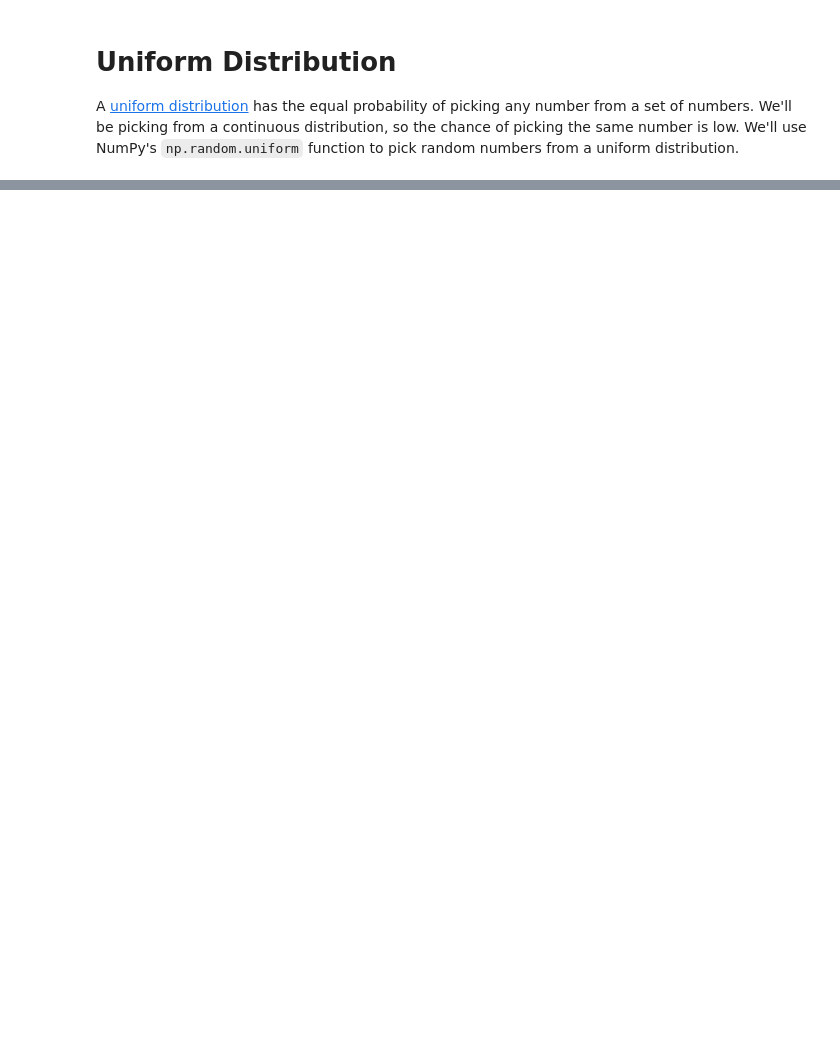
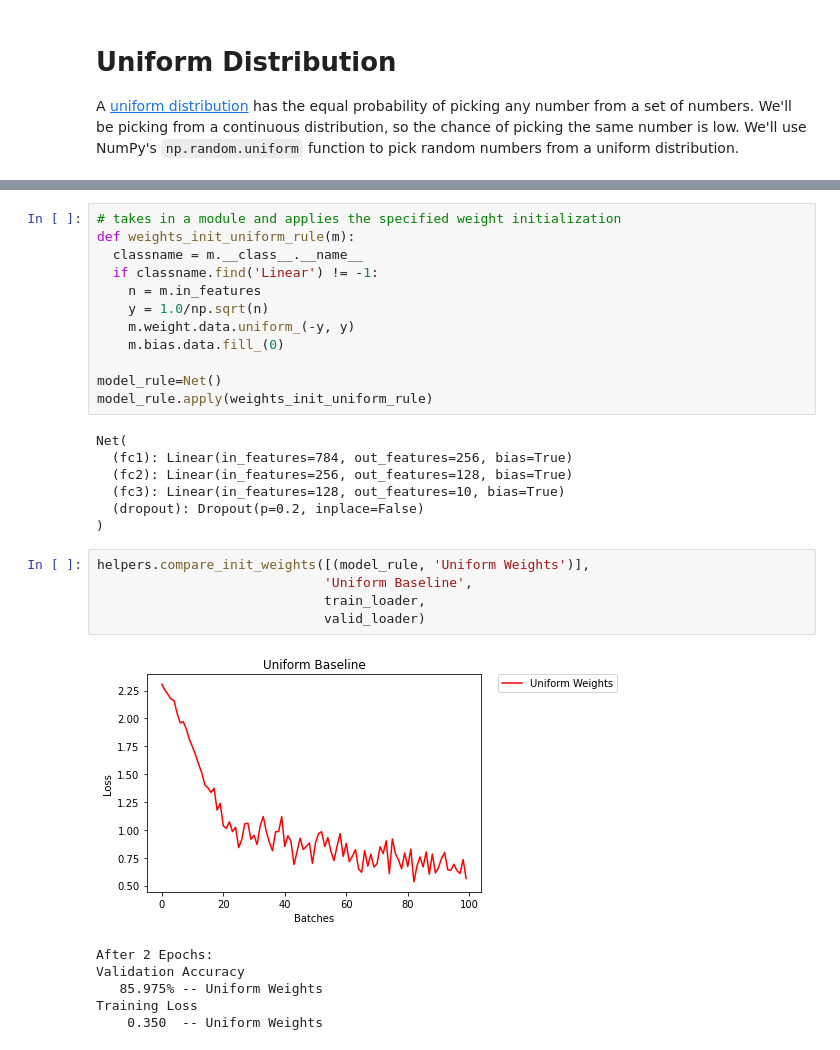
Before and after one commit to purvasingh96/Deep-learning-with-neural-networks, a Jupyter notebook: Chapter-wise code/Code - PyTorch/2. Convolution Neural Networks/7. Weight Initialization Strategies/Weight_initialization.ipynb, the cells around one changed output, grey strips where cells are left out. Drawn from its saved outputs; the diff is of its cells as text; blank space fills up the shorter version.

```diff
--- a/Chapter-wise code/Code - PyTorch/2. Convolution Neural Networks/7. Weight Initialization Strategies/Weight_initialization.ipynb
+++ b/Chapter-wise code/Code - PyTorch/2. Convolution Neural Networks/7. Weight Initialization Strategies/Weight_initialization.ipynb
@@ -142,0 +208,31 @@ A [uniform distribution](https://en.wikipedia.org/wiki/Uniform_distribution) has
+# %%
+# takes in a module and applies the specified weight initialization
+def weights_init_uniform_rule(m):
+  classname = m.__class__.__name__
+  if classname.find('Linear') != -1:
+    n = m.in_features
+    y = 1.0/np.sqrt(n)
+    m.weight.data.uniform_(-y, y)
+    m.bias.data.fill_(0)
+
+model_rule=Net()
+model_rule.apply(weights_init_uniform_rule)
+# %% [output]
+Net(
+  (fc1): Linear(in_features=784, out_features=256, bias=True)
+  (fc2): Linear(in_features=256, out_features=128, bias=True)
+  (fc3): Linear(in_features=128, out_features=10, bias=True)
+  (dropout): Dropout(p=0.2, inplace=False)
+)
+# %%
+helpers.compare_init_weights([(model_rule, 'Uniform Weights')],
+                             'Uniform Baseline',
+                             train_loader,
+                             valid_loader)
+# %% [output]
+[figure, added]
+After 2 Epochs:
+Validation Accuracy
+   85.975% -- Uniform Weights
+Training Loss
+    0.350  -- Uniform Weights
```
Also changed, not shown: parts of 10 cells of this notebook.
